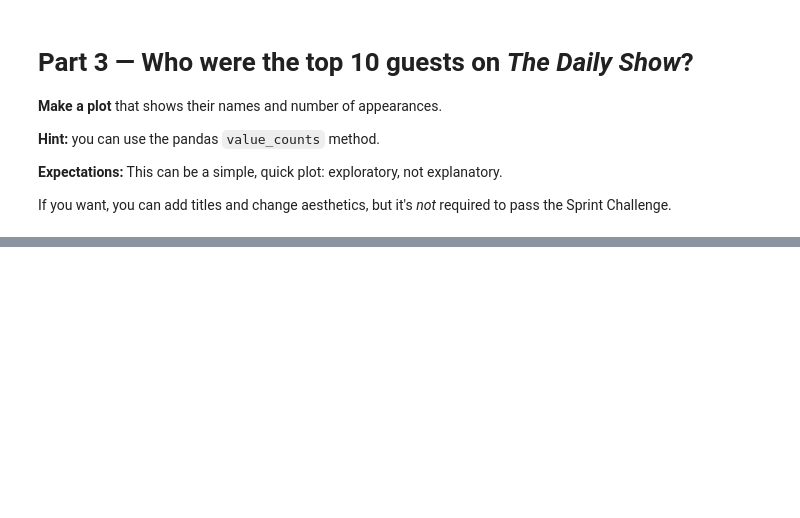
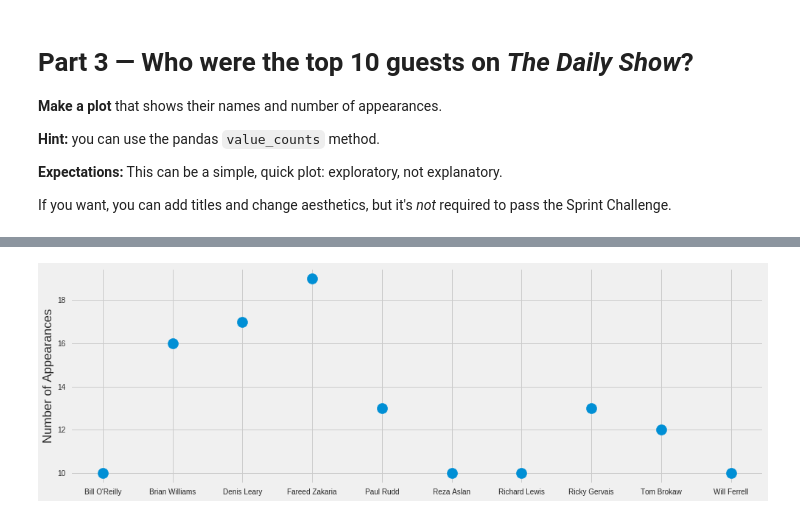
Before and after one commit to bloominstituteoftechnology/DS-Sprint-02-Storytelling-With-Data, a Jupyter notebook: DS_Unit_1_Sprint_Challenge_2.ipynb, the cells around one changed output, grey strips where cells are left out. Saved outputs shown, nothing was run; the diff lists cells and outputs as text; code cells hidden in the pictures; blank space fills up the shorter version.

```diff
--- a/DS_Unit_1_Sprint_Challenge_2.ipynb
+++ b/DS_Unit_1_Sprint_Challenge_2.ipynb
@@ -139,3 +139,7 @@ plt.suptitle('Occupation of guests, by year', x=0.26, y=0.89, fontsize=12);
 **Expectations:** This can be a simple, quick plot: exploratory, not explanatory.
 
 If you want, you can add titles and change aesthetics, but it's _not_ required to pass the Sprint Challenge.
+# %%
+top_10_guests = df.Guest.value_counts()[:10]
+top_10_guests = top_10_guests.sort_values()
+top_10_guests
@@ -141,0 +158,17 @@ If you want, you can add titles and change aesthetics, but it's _not_ required t
+# %%
+top_guest_list = []
+for guest, visit_count in top_10_guests.items():
+  top_guest_list.append(guest)
+
+top_guests = np.array(top_guest_list)
+visit_counts = top_10_guests.values
+
+top_guests, visit_counts
+# %%
+# plt.rcParams['figure.figsize'] = (15, 5)
+fig, ax = plt.subplots()
+plt.scatter(top_guests, visit_counts, s=200);
+ax.set_ylabel('Number of Appearances');
+# n, bins, patches = plt.hist(top_10_guests)
+# %% [output]
+[figure, added]
```
Also changed, not shown: parts of 1 cell of this notebook.
